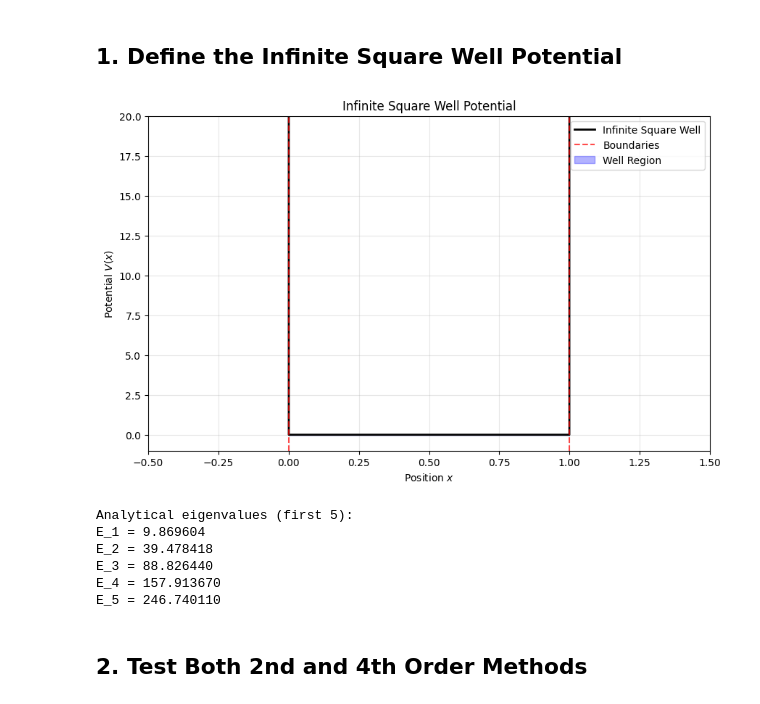
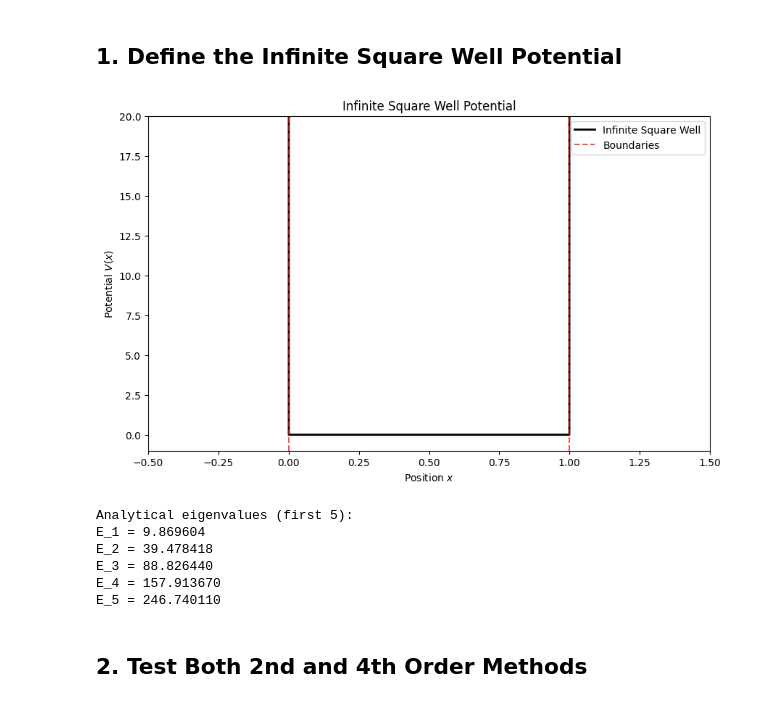
Before and after one commit to hillerj1/Thesis, a Jupyter notebook: fd4_ISW_clean.ipynb, the cells around one changed output. Cells and saved outputs as stored; diff of their text form; code cells hidden in the pictures.

```diff
--- a/fd4_ISW_clean.ipynb
+++ b/fd4_ISW_clean.ipynb
@@ -18,38 +18,34 @@ def V_ISW(x):
 
     Returns:
     --------
     V : array_like
         Potential energy (0 inside well, effectively infinite outside)
     """
     return np.zeros_like(x)  # V(x) = 0 inside the well
 
 # Plot the potential
 x_plot = np.linspace(-0.5, 1.5, 1000)
 V_plot = np.zeros_like(x_plot)
 V_plot[(x_plot < 0) | (x_plot > 1)] = 1000  # High barrier outside well
 
 plt.figure(figsize=(10, 6))
 plt.plot(x_plot, V_plot, 'k-', linewidth=2, label='Infinite Square Well')
 plt.axvline(x=0, color='r', linestyle='--', alpha=0.7, label='Boundaries')
 plt.axvline(x=1, color='r', linestyle='--', alpha=0.7)
-plt.fill_between(x_plot[(x_plot >= 0) & (x_plot <= 1)],
-                V_plot[(x_plot >= 0) & (x_plot <= 1)],
-                alpha=0.3, color='blue', label='Well Region')
 plt.xlabel('Position $x$')
 plt.ylabel('Potential $V(x)$')
 plt.title('Infinite Square Well Potential')
 plt.legend()
-plt.grid(True, alpha=0.3)
 plt.xlim(-0.5, 1.5)
 plt.ylim(-1, 20)
 plt.show()
 
 print("Analytical eigenvalues (first 5):")
 analytical = [n**2 * np.pi**2 for n in range(1, 6)]
 for i, E in enumerate(analytical):
     print(f"E_{i+1} = {E:.6f}")
 # %% [output]
-[figure, old version]
+[figure, new version]
 Analytical eigenvalues (first 5):
 E_1 = 9.869604
 E_2 = 39.478418
```
Also changed, not shown: parts of 2 cells of this notebook, 1 other file.
